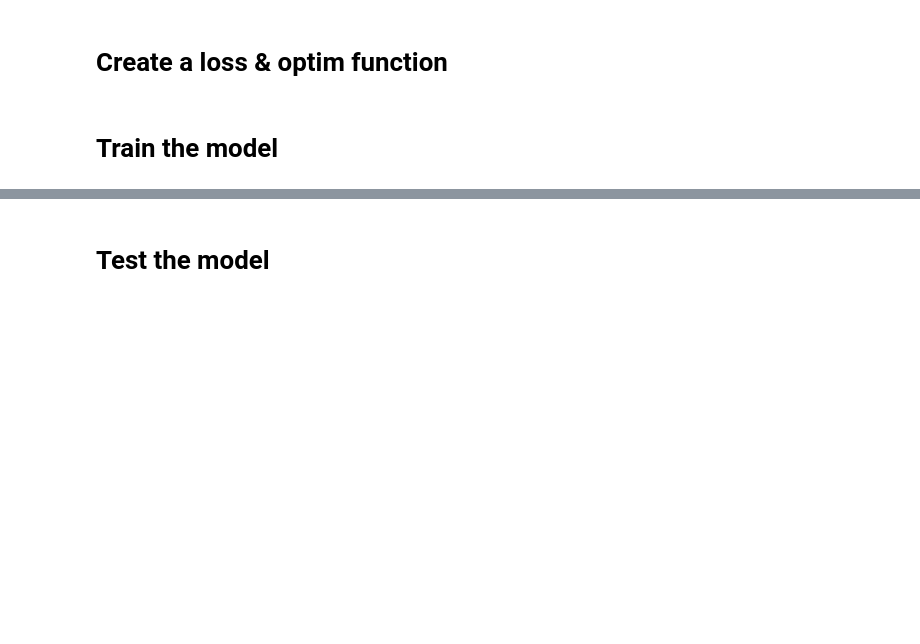
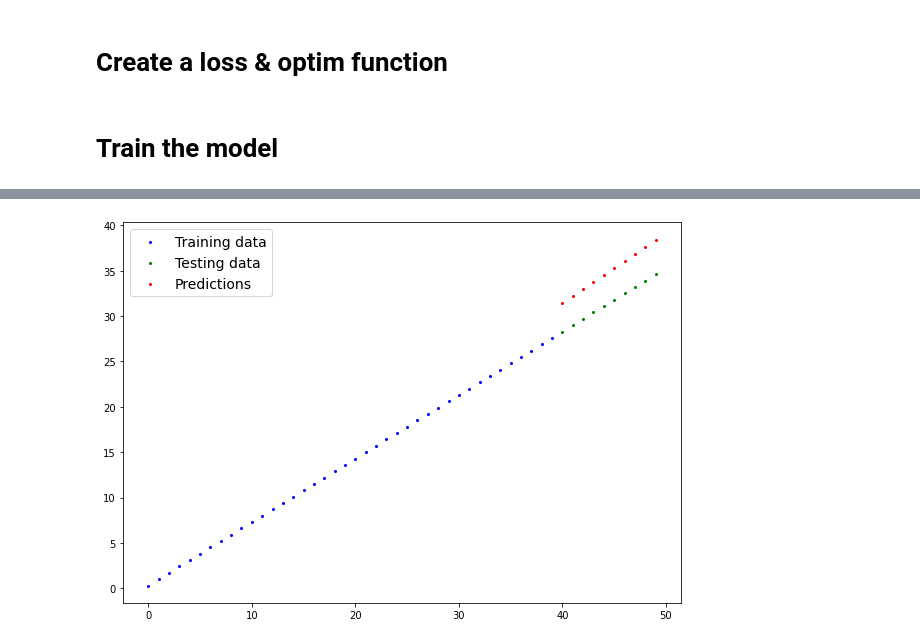
Before and after one commit to ideaguy3d/data-engineering-practice, a Jupyter notebook: pytorch_practice/pytorch_workflow1.ipynb, the cells around one changed output, grey strips where cells are left out. Cells and saved outputs as stored; diff of their text form; code cells hidden in the pictures; blank space fills up the shorter version.

Commit message:
plotting training and test losses

```diff
--- a/pytorch_practice/pytorch_workflow1.ipynb
+++ b/pytorch_practice/pytorch_workflow1.ipynb
@@ -59,7 +56,11 @@ train_split = 40
 X_train, y_train = X[:train_split], y[:train_split]
 X_test, y_test = X[train_split:], y[train_split:]
 # %%
-def plot_predictions(train_data=X_train, train_labels=y_train, test_data=X_test, test_labels=y_test, predictions=None):
+def plot_predictions(train_data=X_train,
+                     train_labels=y_train,
+                     test_data=X_test,
+                     test_labels=y_test,
+                     predictions=None):
     plt.figure(figsize=(10, 7))
     plt.scatter(train_data, train_labels, c="b", s=4, label="Training data")
     plt.scatter(test_data, test_labels, c="g", s=4, label="Testing data")
@@ -153,17 +117,26 @@ optimizer = torch.optim.SGD(params=model_0.parameters(), lr=0.01)
 # %% [markdown]
 # Train the model
 # %%
-epochs = 1
+torch.manual_seed(42)
+
+epochs = 100
+epoch, loss = None, None
+losses_list = []
+test_losses_list = []
+epoch_list = []
 
 for epoch in range(epochs):
+    epoch_list.append(epoch)
+
     # set model to train mode
     model_0.train()
 
-    # 1. forward pass
+    # 1. forward propagation
     y_pred = model_0(X_train)
 
     # 2. calculate loss
     loss = loss_fn(y_pred, y_train)
+    losses_list.append(round(loss.item(), 4))
 
     # 3. optimize weights
     optimizer.zero_grad()
@@ -175,7 +148,31 @@ for epoch in range(epochs):
     optimizer.step()
 
     # turn off gradient tracking
-    #model_0.eval()
+    model_0.eval()
+    with torch.inference_mode():
+        # forward propagation
+        test_predictions = model_0(X_test)
 
-display(model_0.state_dict())
+        # calculate loss
+        test_loss = loss_fn(test_predictions, y_test)
+        test_losses_list.append(round(test_loss.item(), 4))
+
+    if epoch % 10 == 0:
+        print(f"Epoch: {epoch}/{epochs}, "
+              f"loss: {loss.item():.4f}, "
+              f"test_loss: {test_loss.item():.4f}")
+        # print(f"\t{model_0.state_dict()}")
+
+print(f"Epoch: {epoch}/{epochs}, "
+      f"loss: {loss.item():.4f}, "
+      f"test_loss: {test_loss.item():.4f}")
+# print(f"\t{model_0.state_dict()}")
+
+print('\n\t\t_> Done training ✅\n')
+print(min(losses_list), max(losses_list))
+
+with torch.inference_mode():
+    preds = model_0(X_test)
+
+plot_predictions(predictions=preds)
 # %% [output]
@@ -183,2 +194 @@ OrderedDict([('weights', tensor([0.5317])), ('bias', tensor([0.1388]))])
+[figure, added]
-# %% [markdown]
-# Test the model
```
Also changed, not shown: parts of 14 cells of this notebook.
